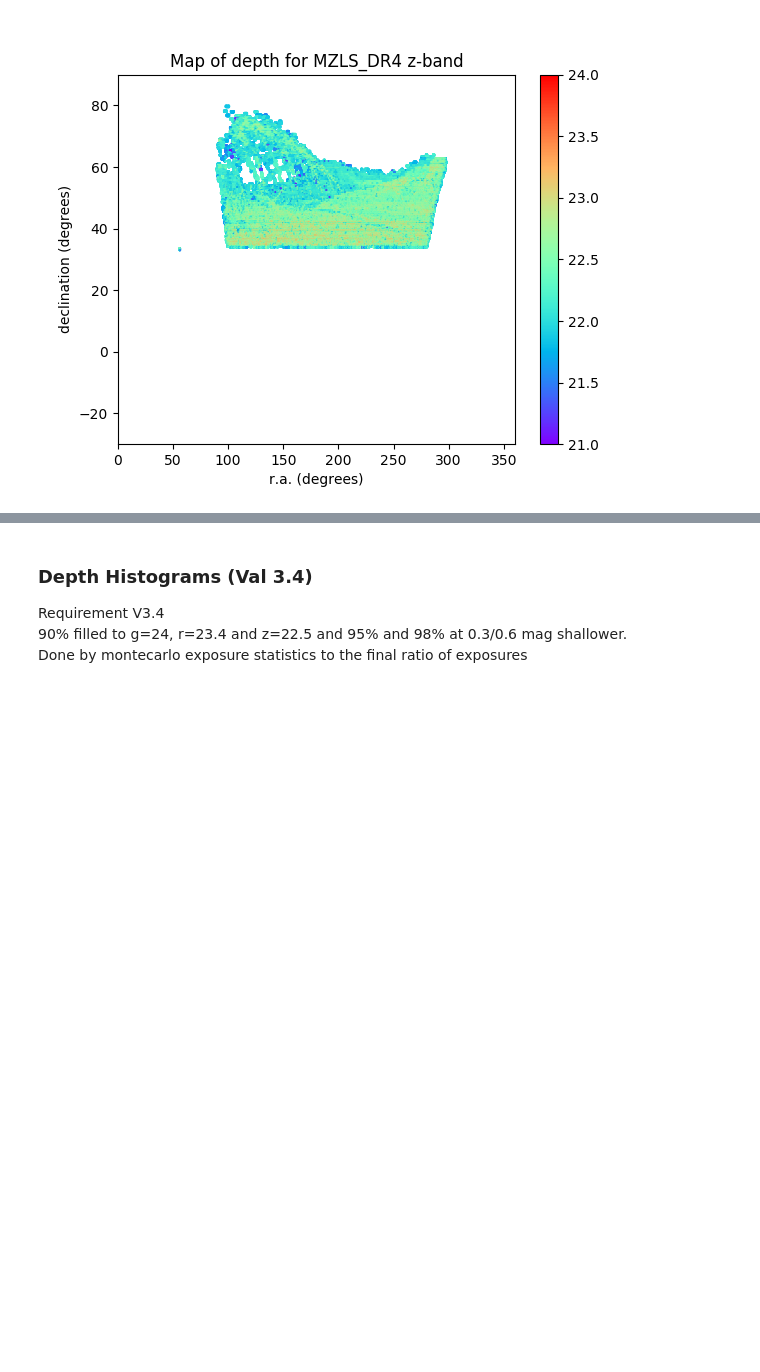
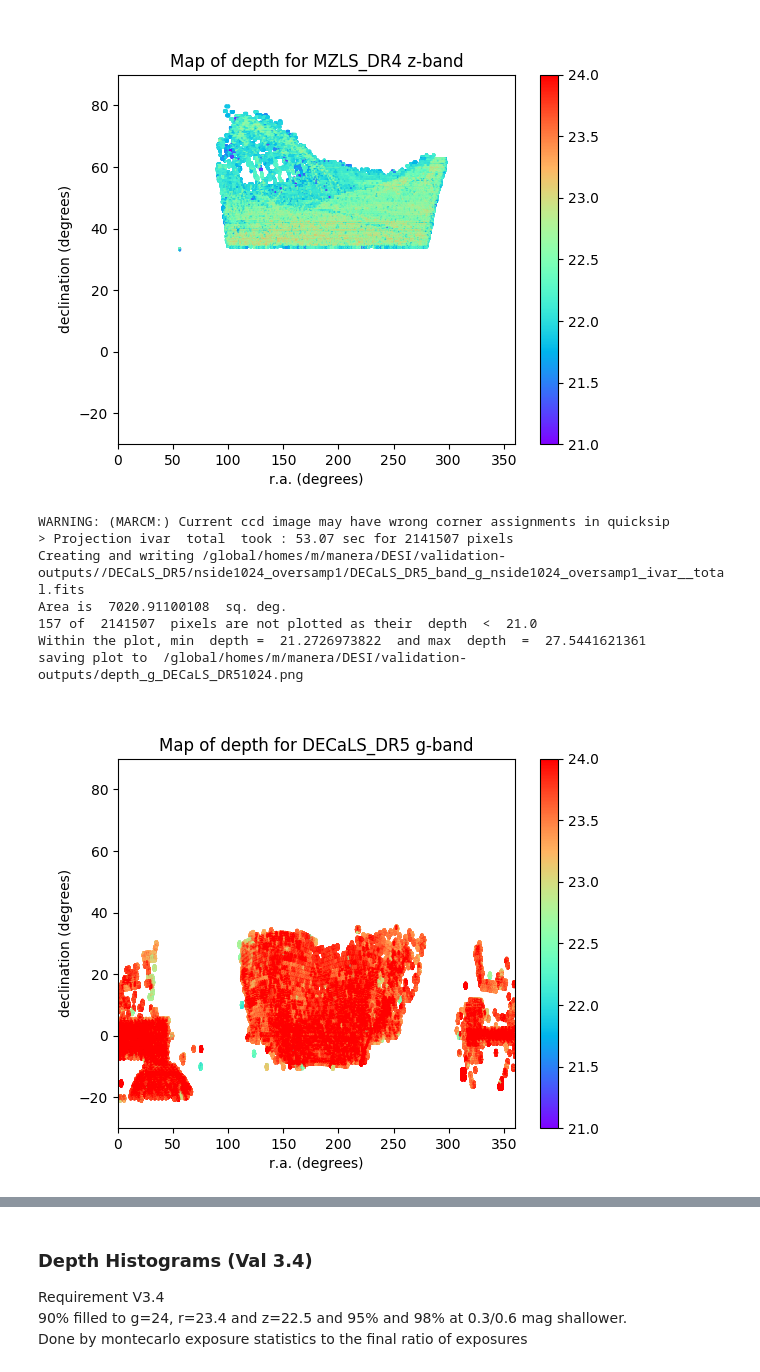
Before and after one commit to legacysurvey/legacypipe, a Jupyter notebook: validationtests/desi_image_validation_users.ipynb, the cells around one changed output, grey strips where cells are left out. Cells and saved outputs as stored; diff of their text form; code cells hidden in the pictures; blank space fills up the shorter version.

```diff
--- a/validationtests/desi_image_validation_users.ipynb
+++ b/validationtests/desi_image_validation_users.ipynb
@@ -112,3 +112,18 @@ Area is  3363.76762585  sq. deg.
 Within the plot, min  depth =  21.0101700532  and max  depth  =  23.5305051132
 saving plot to  /global/homes/m/manera/DESI/validation-outputs/depth_z_MZLS_DR41024.png
 [figure]
+# %%
+verbose=False
+sample=mysample('DECaLS','DR5','g',localdir,verbose)
+fname=val3p4c_depthfromIvar(sample)
+fig = Image(filename=(fname))
+fig
+# %% [output]
+WARNING: (MARCM:) Current ccd image may have wrong corner assignments in quicksip
+> Projection ivar  total  took : 53.07 sec for 2141507 pixels
+Creating and writing /global/homes/m/manera/DESI/validation-outputs//DECaLS_DR5/nside1024_oversamp1/DECaLS_DR5_band_g_nside1024_oversamp1_ivar__total.fits
+Area is  7020.91100108  sq. deg.
+157 of  2141507  pixels are not plotted as their  depth  <  21.0
+Within the plot, min  depth =  21.2726973822  and max  depth  =  27.5441621361
+saving plot to  /global/homes/m/manera/DESI/validation-outputs/depth_g_DECaLS_DR51024.png
+[figure, added]
```
Also changed, not shown: parts of 6 cells of this notebook, 1 other file.
